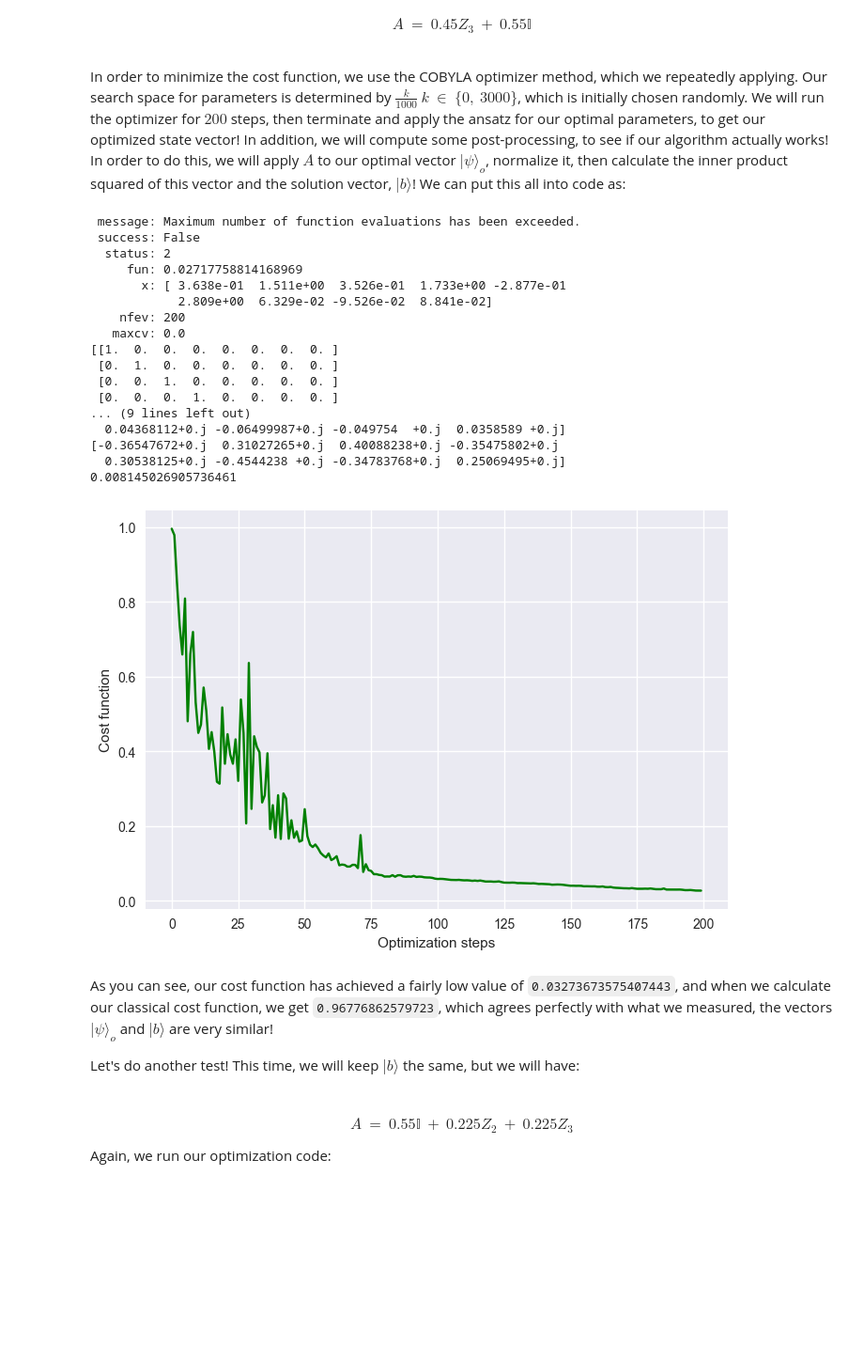
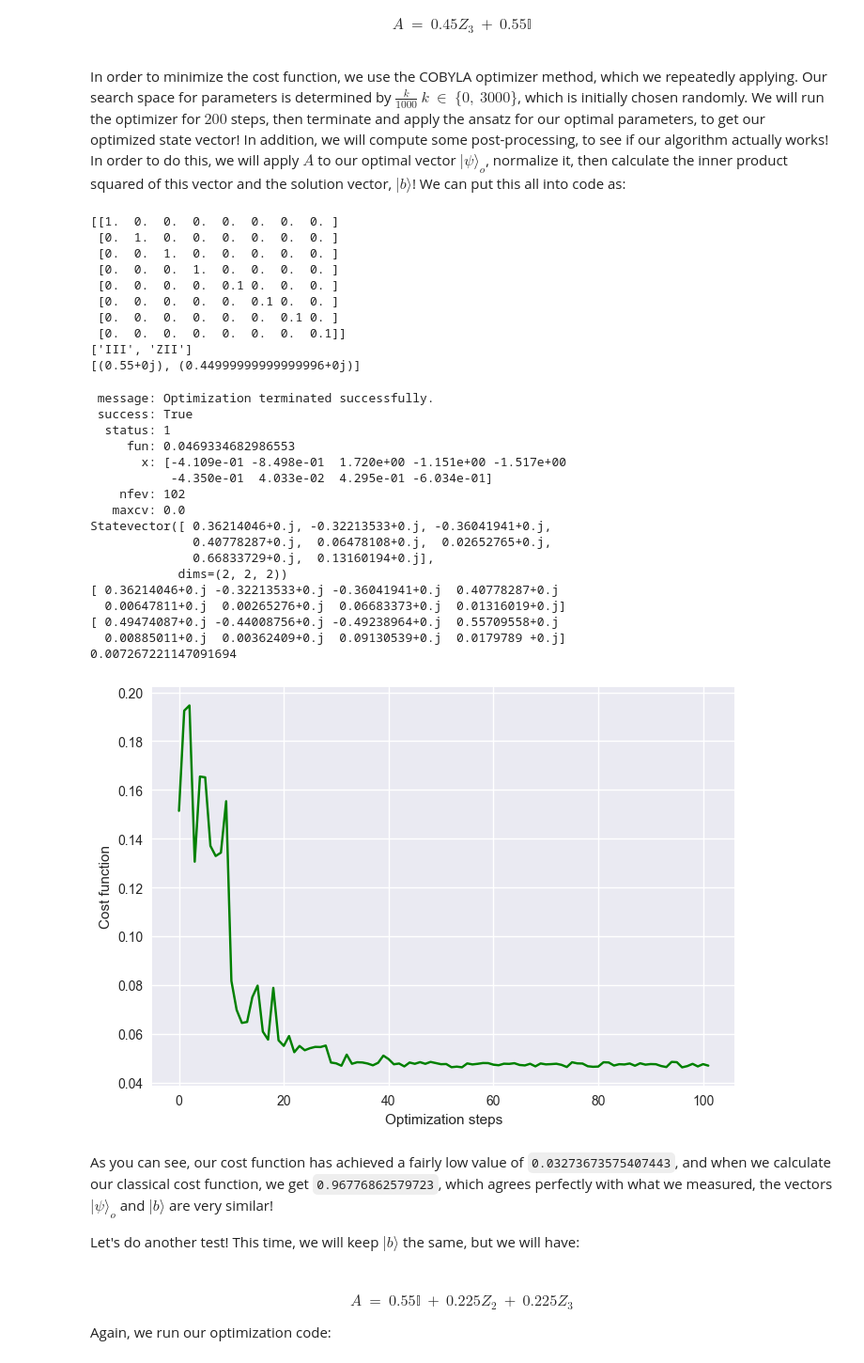
Before and after one commit to cezaris13/CourseWork, a Jupyter notebook: vqls.ipynb, the cells around one changed output. Shown at 94% size. Saved outputs shown, nothing was run; the diff lists cells and outputs as text; code cells hidden in the pictures; blank space fills up the shorter version.

```diff
--- a/vqls.ipynb
+++ b/vqls.ipynb
@@ -620,45 +625,80 @@ def plotCost(costHistory:list):
 qubits = 3
 auxiliaryQubit = 0
 totalNeededQubits = qubits+2
+# %%
+def ansatzTest(circ: QuantumCircuit, outF: list):
+    applyFixedAnsatz(circ, [0, 1, 2], outF)
+    circ.save_statevector()
+
+    backend = Aer.get_backend('aer_simulator')
+
+    t_circ = transpile(circ, backend)
+    job = backend.run(t_circ)
+
+    result = job.result()
+    return result.get_statevector(circ, decimals=10)
+
+def minimization(costFunction: callable, paulis: PauliList,gateSet: list, coefficientSet: list, totalNeededQubits: int, weights: list,method:str = "COBYLA") -> list:
+    x = [float(random.randint(0,3000)) for _ in range(0, 9)]
+    x = x/np.linalg.norm(x)
+    out = minimize(costFunction, x0=x, args=[paulis, coefficientSet,weights, totalNeededQubits, gateSet], method=method, options={'maxiter':200})
+    print(out)
+    return [out['x'][0:3], out['x'][3:6], out['x'][6:9]]
 # %%
-coefficientSet = [0.55, 0.45]
-gateSet = [[0, 0, 0], [0, 0, 1]]
+a1 = 0.45*np.kron(zGate(),np.kron(identityGate(),identityGate()))
+a2 = 0.55*np.kron(identityGate(),np.kron(identityGate(),identityGate()))
+gateSet = [[0, 0, 0], [0, 0, 1]]# this should be removed
+A = np.add(a1, a2)
+
+print(A)
+pauliOp = SparsePauliOp.from_operator(A)
+paulis = pauliOp.paulis
+print (paulis)
+
+coefficientSet = getMatrixCoeffitients(pauliOp)
+print (coefficientSet)
+
 weights = getBArray([1, 1, 1, 1, 1, 1, 1, 1])
 
 costHistory = []
-outF = minimization(calculateCostFunction, gateSet = gateSet, coefficientSet = coefficientSet, totalNeededQubits = totalNeededQubits, weights = weights)
+outF = minimization(calculateCostFunction, paulis = paulis, gateSet= gateSet, coefficientSet = coefficientSet, totalNeededQubits = totalNeededQubits, weights = weights)
 circ = QuantumCircuit(qubits, qubits)
 o = ansatzTest(circ, outF)
-
-a1 = coefficientSet[1]*np.kron(zGate(),np.kron(identityGate(),identityGate()))
-a2 = coefficientSet[0]*np.kron(identityGate(),np.kron(identityGate(),identityGate()))
-A = np.add(a1, a2)
-print(A)
 
 print(o)
 print(A.dot(o))
 print((A.dot(o)/(np.linalg.norm(A.dot(o)))))
 getApproximationValue(A, weights, o)
 plotCost(costHistory)
 # %% [output]
- message: Maximum number of function evaluations has been exceeded.
- success: False
-  status: 2
-     fun: 0.02717758814168969
-       x: [ 3.638e-01  1.511e+00  3.526e-01  1.733e+00 -2.877e-01
-            2.809e+00  6.329e-02 -9.526e-02  8.841e-02]
-    nfev: 200
-   maxcv: 0.0
 [[1.  0.  0.  0.  0.  0.  0.  0. ]
  [0.  1.  0.  0.  0.  0.  0.  0. ]
  [0.  0.  1.  0.  0.  0.  0.  0. ]
  [0.  0.  0.  1.  0.  0.  0.  0. ]
-... (9 lines left out)
-  0.04368112+0.j -0.06499987+0.j -0.049754  +0.j  0.0358589 +0.j]
-[-0.36547672+0.j  0.31027265+0.j  0.40088238+0.j -0.35475802+0.j
-  0.30538125+0.j -0.4544238 +0.j -0.34783768+0.j  0.25069495+0.j]
-0.008145026905736461
+ [0.  0.  0.  0.  0.1 0.  0.  0. ]
+ [0.  0.  0.  0.  0.  0.1 0.  0. ]
+ [0.  0.  0.  0.  0.  0.  0.1 0. ]
+ [0.  0.  0.  0.  0.  0.  0.  0.1]]
+['III', 'ZII']
+[(0.55+0j), (0.44999999999999996+0j)]
+ message: Optimization terminated successfully.
+ success: True
+  status: 1
+     fun: 0.0469334682986553
+       x: [-4.109e-01 -8.498e-01  1.720e+00 -1.151e+00 -1.517e+00
+           -4.350e-01  4.033e-02  4.295e-01 -6.034e-01]
+    nfev: 102
+   maxcv: 0.0
+Statevector([ 0.36214046+0.j, -0.32213533+0.j, -0.36041941+0.j,
+              0.40778287+0.j,  0.06478108+0.j,  0.02652765+0.j,
+              0.66833729+0.j,  0.13160194+0.j],
+            dims=(2, 2, 2))
+[ 0.36214046+0.j -0.32213533+0.j -0.36041941+0.j  0.40778287+0.j
+  0.00647811+0.j  0.00265276+0.j  0.06683373+0.j  0.01316019+0.j]
+[ 0.49474087+0.j -0.44008756+0.j -0.49238964+0.j  0.55709558+0.j
+  0.00885011+0.j  0.00362409+0.j  0.09130539+0.j  0.0179789 +0.j]
+0.007267221147091694
-[figure, old version]
+[figure, new version]
 # %% [markdown]
 As you can see, our cost function has achieved a fairly low value of `0.03273673575407443`, and when we calculate our classical cost function, we get `0.96776862579723`, which agrees perfectly with what we measured, the vectors $|\psi\rangle_o$ and $|b\rangle$ are very similar!
 
```
Also changed, not shown: parts of 14 cells of this notebook.
